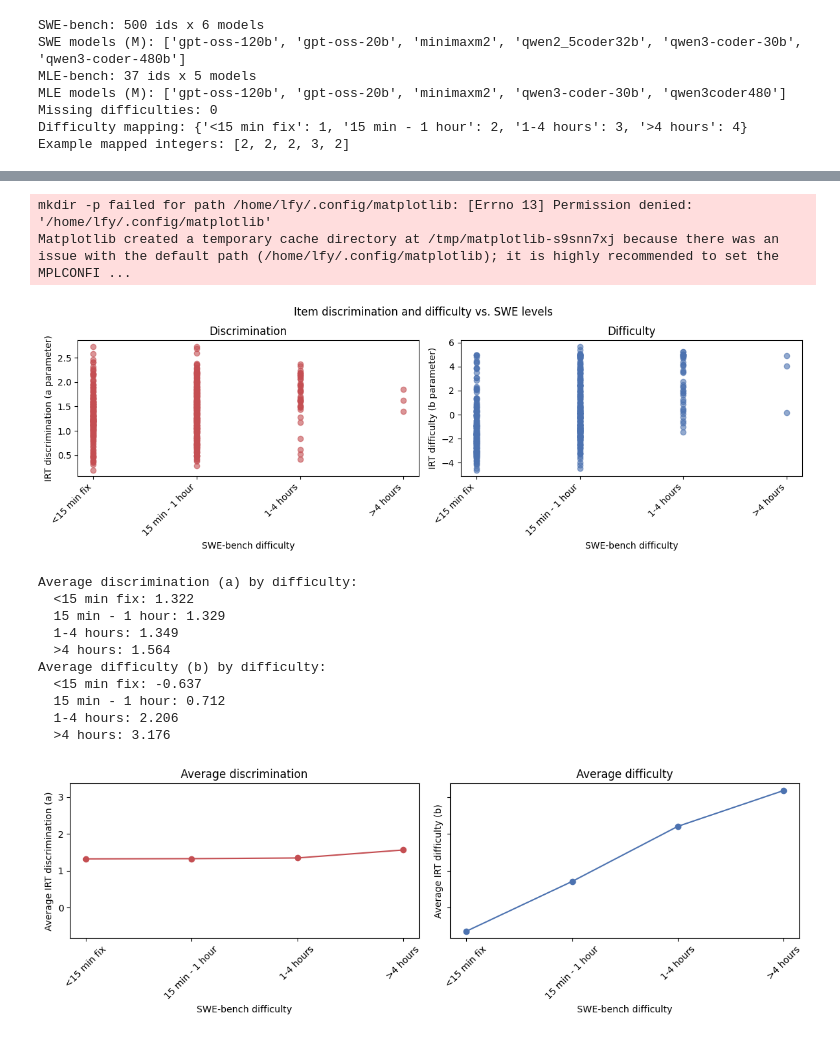
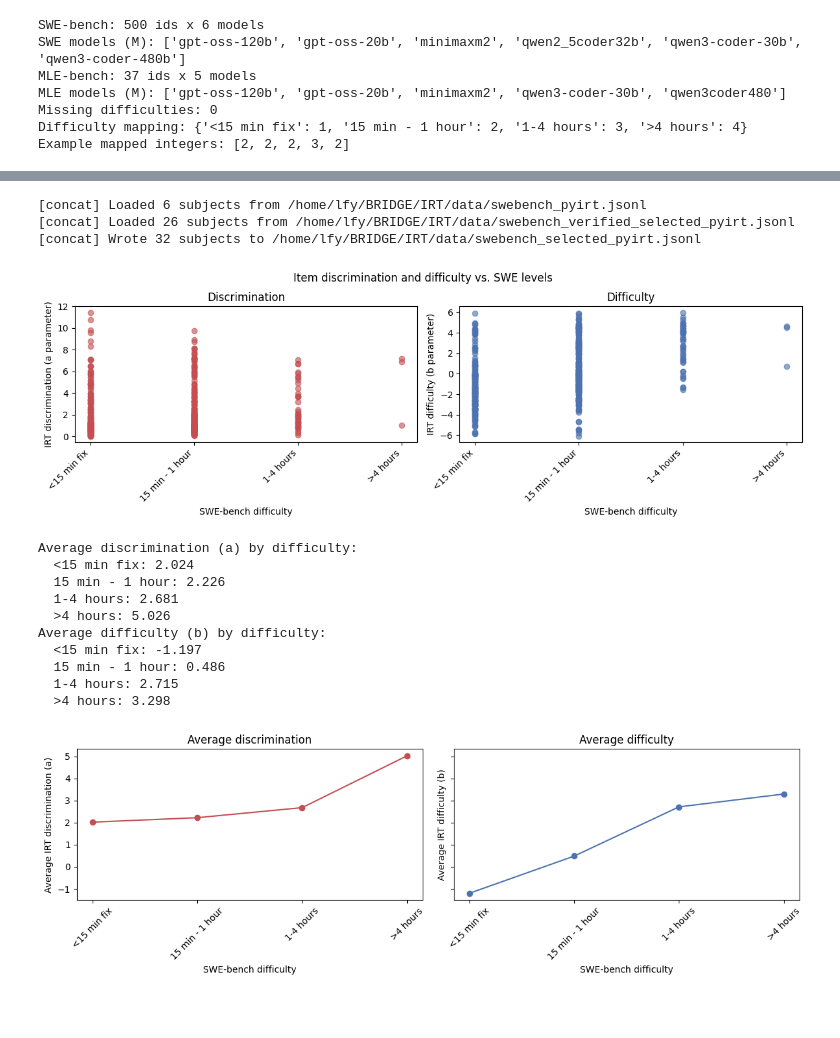
Before and after one commit to FY-Liu/BRIDGE, a Jupyter notebook: IRT/irt.ipynb, the cells around one changed output, grey strips where cells are left out. Cells and saved outputs as stored; diff of their text form; code cells hidden in the pictures; blank space fills up the shorter version.

Commit message:
pyirt for swebench selected and all_runs

```diff
--- a/IRT/irt.ipynb
+++ b/IRT/irt.ipynb
@@ -75,3 +76,18 @@ MLE models (M): ['gpt-oss-120b', 'gpt-oss-20b', 'minimaxm2', 'qwen3-coder-30b',
 Missing difficulties: 0
 Difficulty mapping: {'<15 min fix': 1, '15 min - 1 hour': 2, '1-4 hours': 3, '>4 hours': 4}
 Example mapped integers: [2, 2, 2, 3, 2]
+# %%
+from collections import Counter
+
+all_runs_path = BASE_DIR / "data" / "all_runs.jsonl"
+all_models = Counter()
+with all_runs_path.open() as f:
+    for line in f:
+        payload = json.loads(line)
+        model_name = payload.get("model")
+        if model_name:
+            all_models[model_name] += 1
+
+print(f"Found {len(all_models)} unique models in {all_runs_path}.")
+for model_name, count in sorted(all_models.items()):
+    print(f"  {model_name}: {count} rows")
@@ -344,8 +832,21 @@ concat_pyirt_jsonl(
+# %%
+concat_pyirt_jsonl(
+    [
+        BASE_DIR / "data/swebench_pyirt.jsonl",
+        BASE_DIR / "data/swebench_verified_selected_pyirt.jsonl",
+    ],
+    BASE_DIR / "data/swebench_selected_pyirt.jsonl",
+)
+# %% [output]
+[concat] Loaded 6 subjects from /home/lfy/BRIDGE/IRT/data/swebench_pyirt.jsonl
+[concat] Loaded 26 subjects from /home/lfy/BRIDGE/IRT/data/swebench_verified_selected_pyirt.jsonl
+[concat] Wrote 32 subjects to /home/lfy/BRIDGE/IRT/data/swebench_selected_pyirt.jsonl
 # %%
 import csv
 import matplotlib.pyplot as plt
 
-params_path = BASE_DIR / "params" / "swebench_all_pyirt.csv"
+# params_path = BASE_DIR / "params" / "swebench_all_pyirt.csv"
+params_path = BASE_DIR / "params" / "swebench_selected_plus_all_runs_pyirt.csv"
 a_values = []
 b_values = []
 difficulty_indices = []
@@ -379,15 +880,13 @@ axes[1].set_title("Difficulty")
 plt.tight_layout()
 plt.subplots_adjust(top=0.85)
 # %% [output]
-mkdir -p failed for path /home/lfy/.config/matplotlib: [Errno 13] Permission denied: '/home/lfy/.config/matplotlib'
-Matplotlib created a temporary cache directory at /tmp/matplotlib-s9snn7xj because there was an issue with the default path (/home/lfy/.config/matplotlib); it is highly recommended to set the MPLCONFI ...
-[figure, old version]
+[figure, new version]
 # %%
 from collections import defaultdict
 import csv
 import matplotlib.pyplot as plt
 
-params_path = BASE_DIR / "params" / "swebench_pyirt.csv"
+# params_path = BASE_DIR / "params" / "swebench_pyirt.csv"
 a_by_difficulty = defaultdict(list)
 b_by_difficulty = defaultdict(list)
 with params_path.open() as f:
@@ -409,42 +908,42 @@ globals()["b_by_difficulty"] = b_by_difficulty
 globals()["ordered_labels"] = ordered_labels
 
 a_averages = [sum(values) / len(values) for values in (a_by_difficulty[label] for label in ordered_labels)]
 b_averages = [sum(values) / len(values) for values in (b_by_difficulty[label] for label in ordered_labels)]
 
 print("Average discrimination (a) by difficulty:")
 for label, avg in zip(ordered_labels, a_averages):
     print(f"  {label}: {avg:.3f}")
 
 print("Average difficulty (b) by difficulty:")
 for label, avg in zip(ordered_labels, b_averages):
     print(f"  {label}: {avg:.3f}")
 
 fig, axes = plt.subplots(1, 2, figsize=(12, 4), sharey=True)
 axes[0].plot(ordered_labels, a_averages, marker="o", color="#C44E52")
 axes[0].set_ylabel("Average IRT discrimination (a)")
 axes[0].set_xlabel("SWE-bench difficulty")
 axes[0].set_title("Average discrimination")
 axes[0].tick_params(axis="x", rotation=45)
 
 axes[1].plot(ordered_labels, b_averages, marker="o", color="#4C72B0")
 axes[1].set_ylabel("Average IRT difficulty (b)")
 axes[1].set_xlabel("SWE-bench difficulty")
 axes[1].set_title("Average difficulty")
 axes[1].tick_params(axis="x", rotation=45)
 
 plt.tight_layout()
 # %% [output]
 Average discrimination (a) by difficulty:
-  <15 min fix: 1.322
-  15 min - 1 hour: 1.329
-  1-4 hours: 1.349
-  >4 hours: 1.564
+  <15 min fix: 2.024
+  15 min - 1 hour: 2.226
+  1-4 hours: 2.681
+  >4 hours: 5.026
 Average difficulty (b) by difficulty:
-  <15 min fix: -0.637
-  15 min - 1 hour: 0.712
-  1-4 hours: 2.206
-  >4 hours: 3.176
+  <15 min fix: -1.197
+  15 min - 1 hour: 0.486
+  1-4 hours: 2.715
+  >4 hours: 3.298
-[figure, old version]
+[figure, new version]
 # %%
 import math
 import matplotlib.pyplot as plt
```
Also changed, not shown: parts of 14 cells of this notebook, 13 other files.
